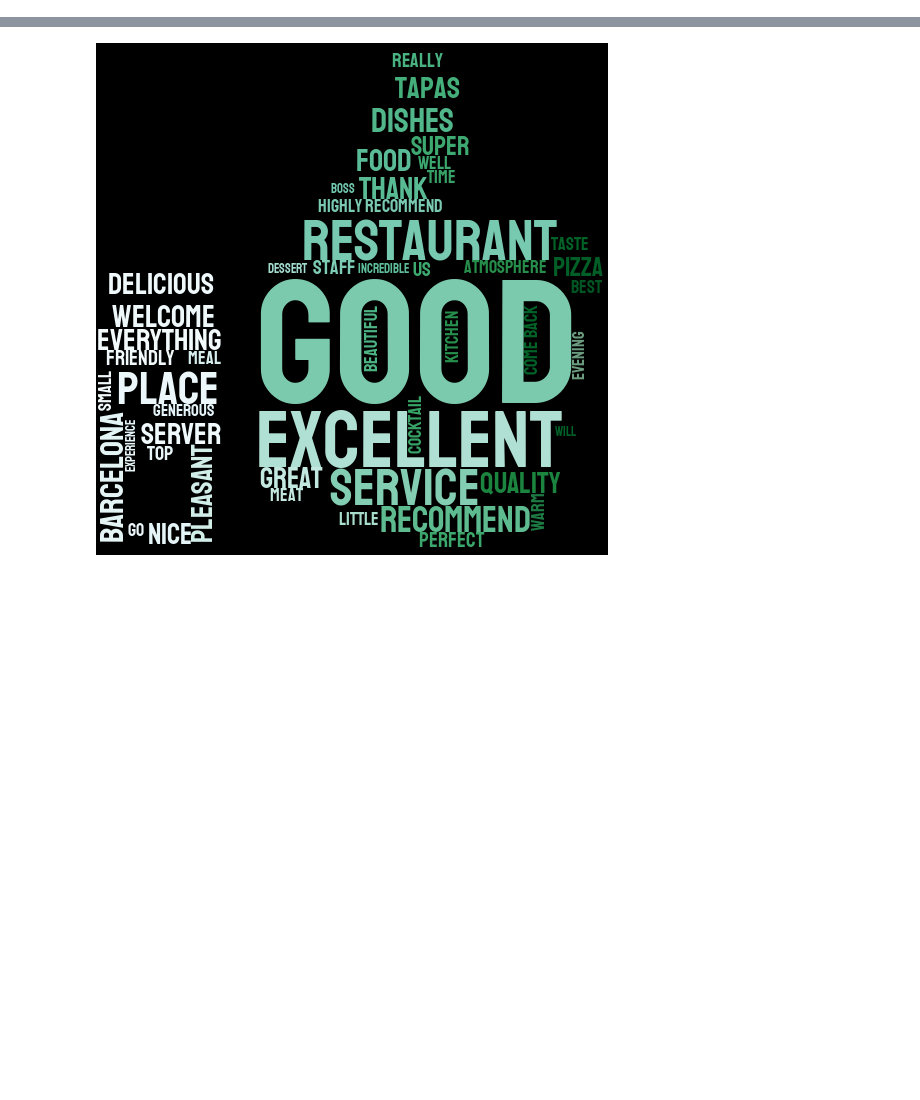
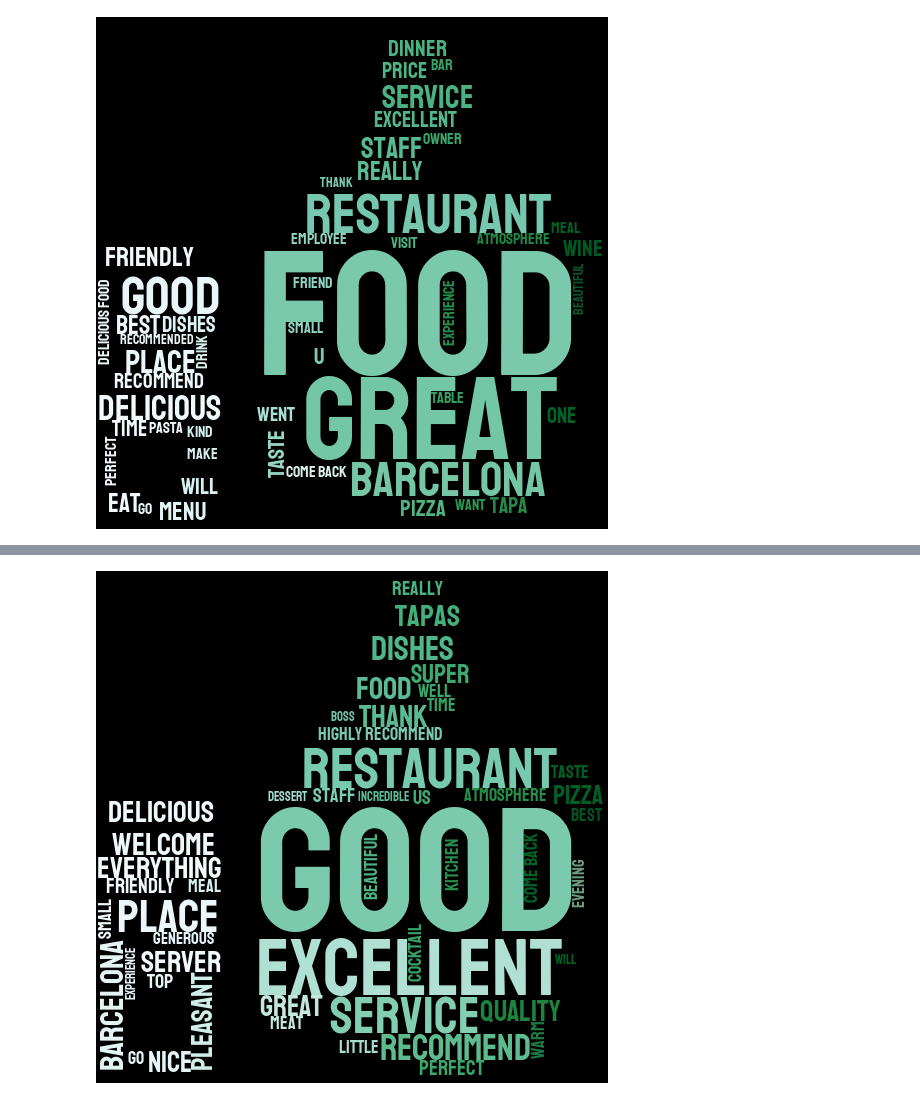
Before and after one commit to TimKuijten/project_4, a Jupyter notebook: vizualizing/wordclouds_high.ipynb, the cells around one changed output, grey strips where cells are left out. Cells and saved outputs as stored; diff of their text form; code cells hidden in the pictures; blank space fills up the shorter version.

```diff
--- a/vizualizing/wordclouds_high.ipynb
+++ b/vizualizing/wordclouds_high.ipynb
@@ -24,0 +27,15 @@ high_vietnamese = pd.read_csv('../csv/mysql/high_vietnamese_reviews.csv')
+# %%
+
+high_asia = pd.concat([high_chinese, high_korean, high_thai, high_vietnamese])
+high_europe = pd.concat([high_dutch, high_french, high_german, high_greek, high_italian, high_norwegian,
+                         high_portuguese, high_swedish])
+# %%
+stylecloud.gen_stylecloud(text=high_asia["Translated Review"].str.cat(sep=' '),
+                          icon_name='fas fa-thumbs-up',
+                          max_words = 50,
+                          palette='colorbrewer.sequential.BuGn_9',
+                          background_color='black',
+                          gradient='horizontal')
+Image(filename='stylecloud.png')
+# %% [output]
+[figure, added]
```
Also changed, not shown: parts of 7 cells of this notebook, 4 other files.
